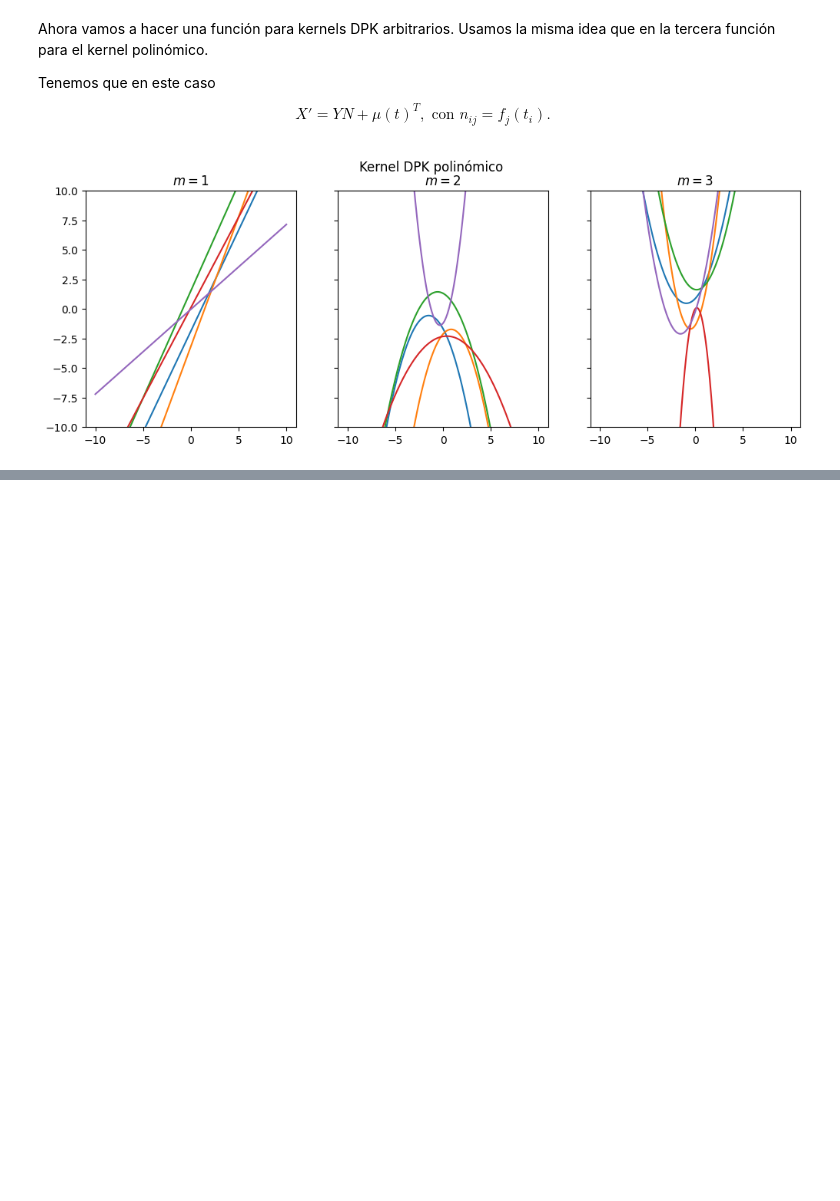
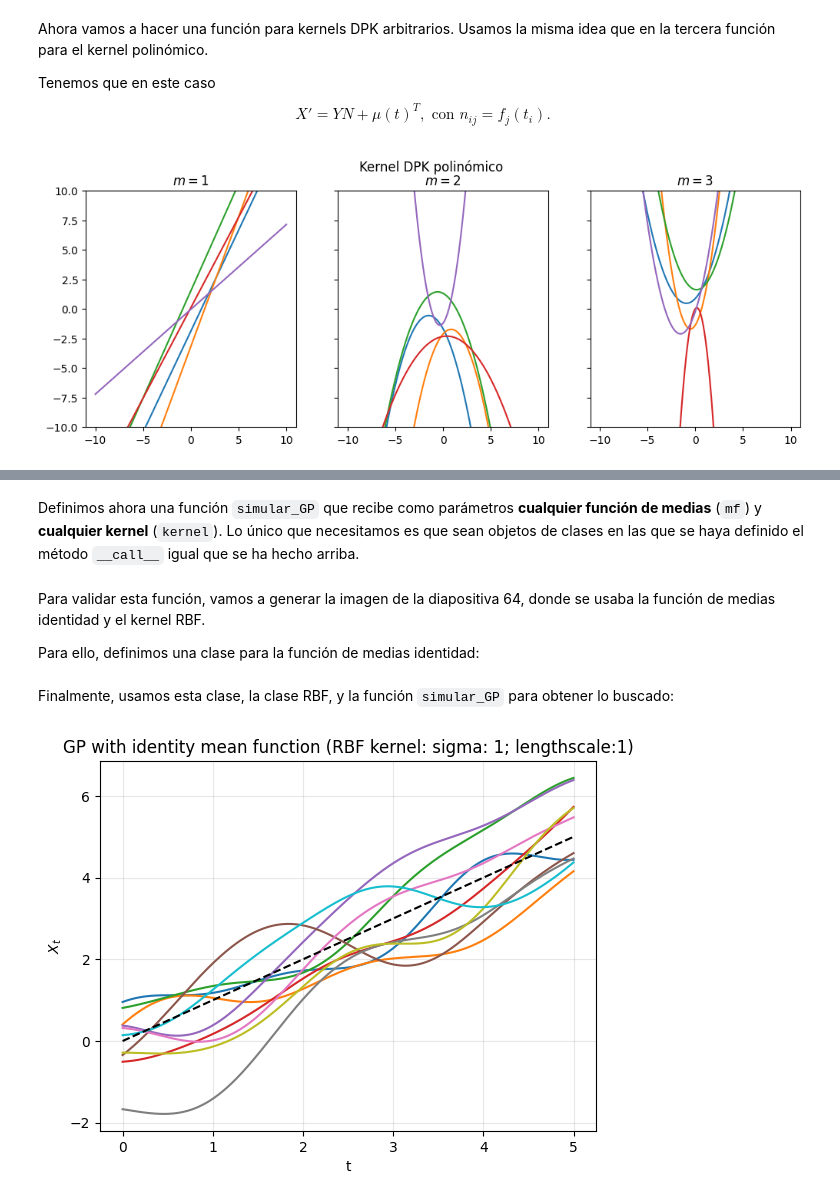
Before and after one commit to DarioPacoGuisado/Entrega-GPs., a Jupyter notebook: GPs.ipynb, the cells around one changed output, grey strips where cells are left out. Drawn from its saved outputs; the diff is of its cells as text; code cells hidden in the pictures; blank space fills up the shorter version.

````diff
--- a/GPs.ipynb
+++ b/GPs.ipynb
@@ -523,0 +539,9 @@ for i in range(5):
+# %%
+class RBF:
+  def __init__(self, sigma_sq=1, lengthscale=1):
+    self.sigma_sq = sigma_sq
+    self.lengthscale = lengthscale
+  def __call__(self, t, s):
+    dists = t[:, None] - s[None, :]
+    cov_matrix = self.sigma_sq * np.exp(-0.5 * (dists / self.lengthscale)**2)
+    return cov_matrix
@@ -523,0 +552,7 @@ for i in range(5):
+# %%
+my_kernel = RBF(sigma_sq=1, lengthscale=1)
+print(type(my_kernel))  # Deberíamos ver que este objeto es de tipo "RBF"
+
+t = np.linspace(0,10,100)
+cov_mat = my_kernel(t,t)   # Aquí estamos usando el método __call__ (es un método especial que se utiliza de esta manera)
+print(cov_mat.shape)  # Aquí deberíamos obtener una matriz con shape (100, 100), puesto que es la matriz de covarianzas de evaluar el GP en t (que tiene tamaño 100)
@@ -523,0 +583,39 @@ for i in range(5):
+# %% [markdown]
+Definimos ahora una función ```simular_GP``` que recibe como parámetros __cualquier función de medias__ (```mf```) y __cualquier kernel__ (```kernel```). Lo único que necesitamos es que sean objetos de clases en las que se haya definido el método ```__call__``` igual que se ha hecho arriba.
+# %%
+def simular_GP(t, mf, kernel, num_samples=1):
+  vector_medias = mf(t)
+  matriz_covs = kernel(t,t)
+  samples = np.random.multivariate_normal(vector_medias, matriz_covs, num_samples)  # Shape: (num_samples, n)
+  return samples
+# %% [markdown]
+Para validar esta función, vamos a generar la imagen de la diapositiva 64, donde se usaba la función de medias identidad y el kernel RBF.
+
+Para ello, definimos una clase para la función de medias identidad:
+# %%
+class Identity_Mean_Function:
+  def __init__(self):
+    pass
+  def __call__(self, t):
+    return t
+# %% [markdown]
+Finalmente, usamos esta clase, la clase RBF, y la función ```simular_GP``` para obtener lo buscado:
+# %%
+my_identity_mf = Identity_Mean_Function()
+sigma = 1
+lengthscale = 1
+my_rbf_kernel = RBF(sigma_sq=sigma**2, lengthscale=lengthscale)
+t = np.linspace(0,5,500)
+num_samples = 10
+samples = simular_GP(t, my_identity_mf, my_rbf_kernel, num_samples=num_samples)
+
+for i in range(num_samples):
+  plt.plot(t, samples[i,:])
+plt.plot(t, my_identity_mf(t), color='black', linestyle="--")
+plt.title(f"GP with identity mean function (RBF kernel: sigma: {sigma}; lengthscale:{lengthscale})")
+plt.xlabel("t")
+plt.ylabel(r"$X_t$")
+plt.grid(True, alpha=0.3)
+plt.show()
+# %% [output]
+[figure, added]
````
Also changed, not shown: parts of 8 cells of this notebook.
